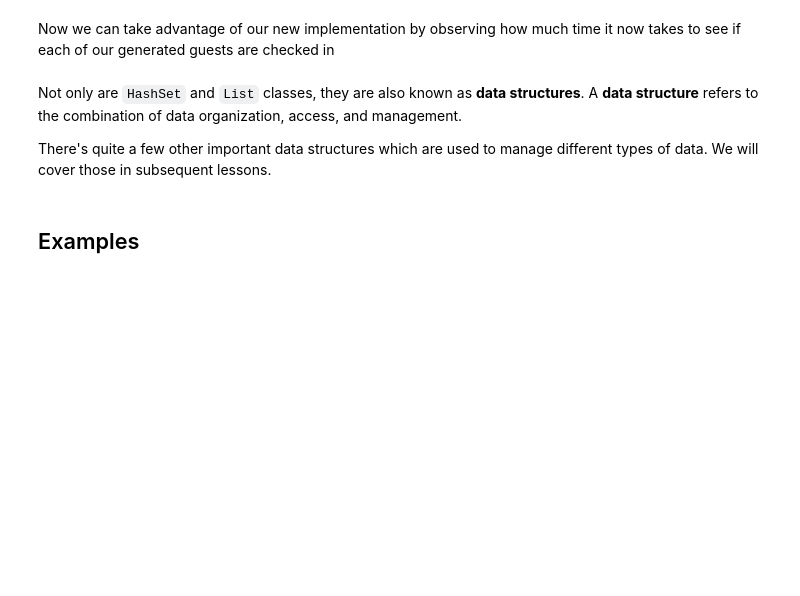
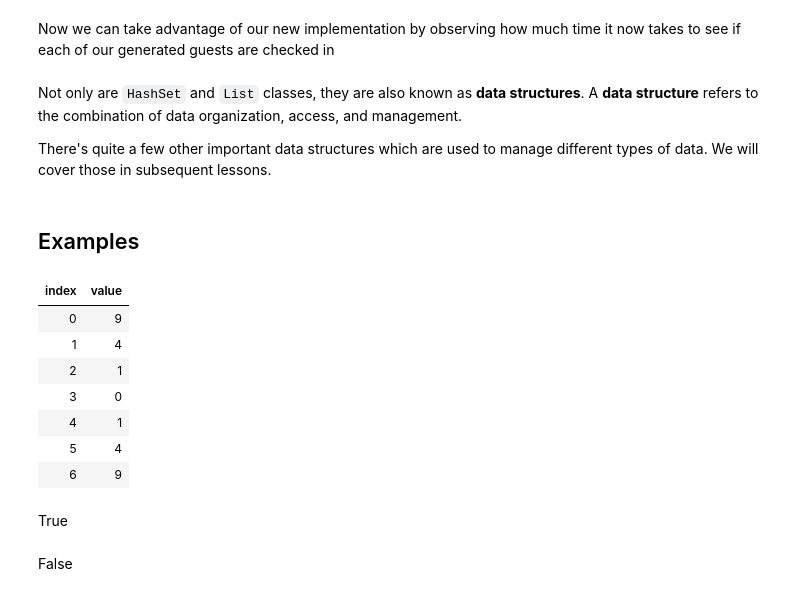
Before and after one commit to psiservices-soriley/csharp-curriculum, a Jupyter notebook: lesson-3/lesson-3.ipynb, the cells around one changed output. Cells and saved outputs as stored; diff of their text form; code cells hidden in the pictures; blank space fills up the shorter version.

```diff
--- a/lesson-3/lesson-3.ipynb
+++ b/lesson-3/lesson-3.ipynb
@@ -660,6 +756,75 @@ There's quite a few other important data structures which are used to manage dif
 # %%
 // Implement a method called squareList which takes in a list of integers and updates each member
 // of the list with its square (a square of a number n simply refers to n multiplied by itself)
 //
-// You will need the instance variable list.Count and the instance methods list.Remove()
+// You will need the instance variable list.Count and the instance methods list.RemoveAt()
 // and list.Insert()
+
+var list = new List<int>();
+list.Add(-3);
+list.Add(-2);
+list.Add(-1);
+list.Add(0);
+list.Add(1);
+list.Add(2);
+list.Add(3);
+
+void squareList(List<int> list) {
+    for (var i = 0; i < list.Count; i++) {
+        var number = list[i];
+        var square = number * number;
+        list.RemoveAt(i);
+        list.Insert(i, square);
+    }
+}
+
+squareList(list);
+display(list);
+# %% [output]
+| index | value |
+| 0 | 9 |
+| 1 | 4 |
+| 2 | 1 |
+| 3 | 0 |
+| 4 | 1 |
+| 5 | 4 |
+| 6 | 9 |
+# %%
+// Update the hotel class so that GuestIsCheckedIn(Guest guest) returns whether or not a guest with
+// the same last name is checked in
+//
+// You do not have to worry about duplicate last names (that will be a later exercise!)
+
+class Hotel {
+    public HashSet<string> GuestList;
+
+    public Hotel() {
+        this.GuestList = new HashSet<string>();
+    }
+
+    public bool GuestIsCheckedIn(Guest guest) {
+        return this.GuestList.Contains(guest.GetFullName());
+    }
+
+    public void CheckInGuest(Guest guest) {
+        if (this.GuestIsCheckedIn(guest)) {
+            return;
+        }
+        this.GuestList.Add(guest.GetFullName());
+    }
+
+    public void CheckOutGuest(Guest guest) {
+        this.GuestList.Remove(guest.GetFullName());
+    }
+}
+
+var alice = new Guest("Alice", "Marice");
+var bob = new Guest("Bob", "Marice");
+
+hotel.CheckInGuest(alice);
+
+display(hotel.GuestIsCheckedIn(alice));
+display(hotel.GuestIsCheckedIn(bob));
+# %% [output]
+True
+False
```
Also changed, not shown: parts of 9 cells of this notebook.
